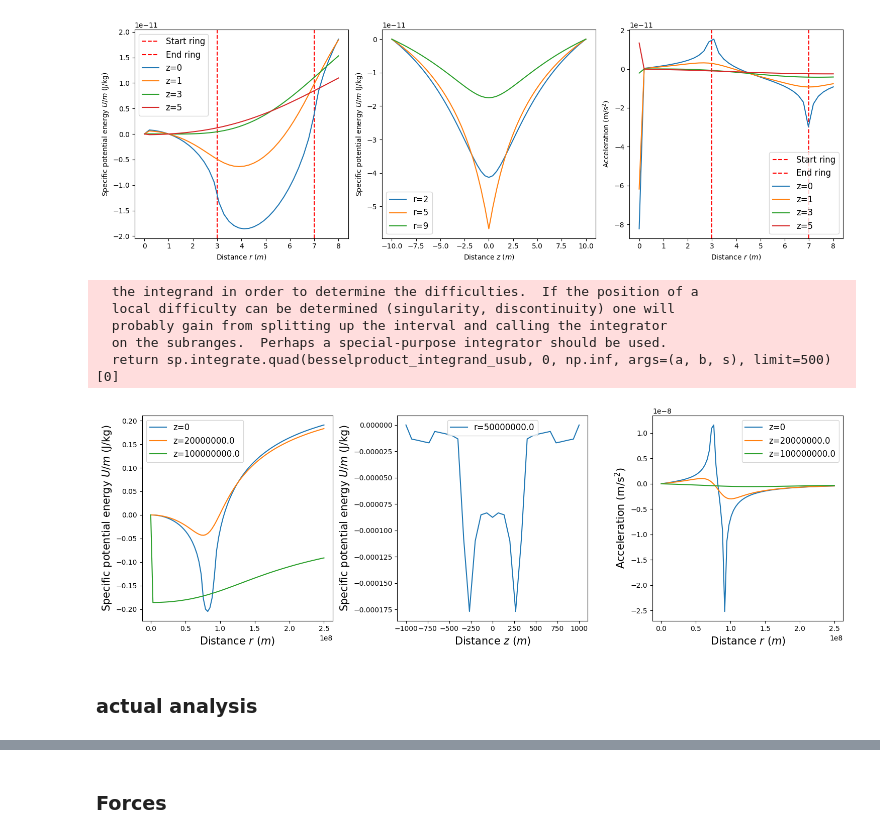
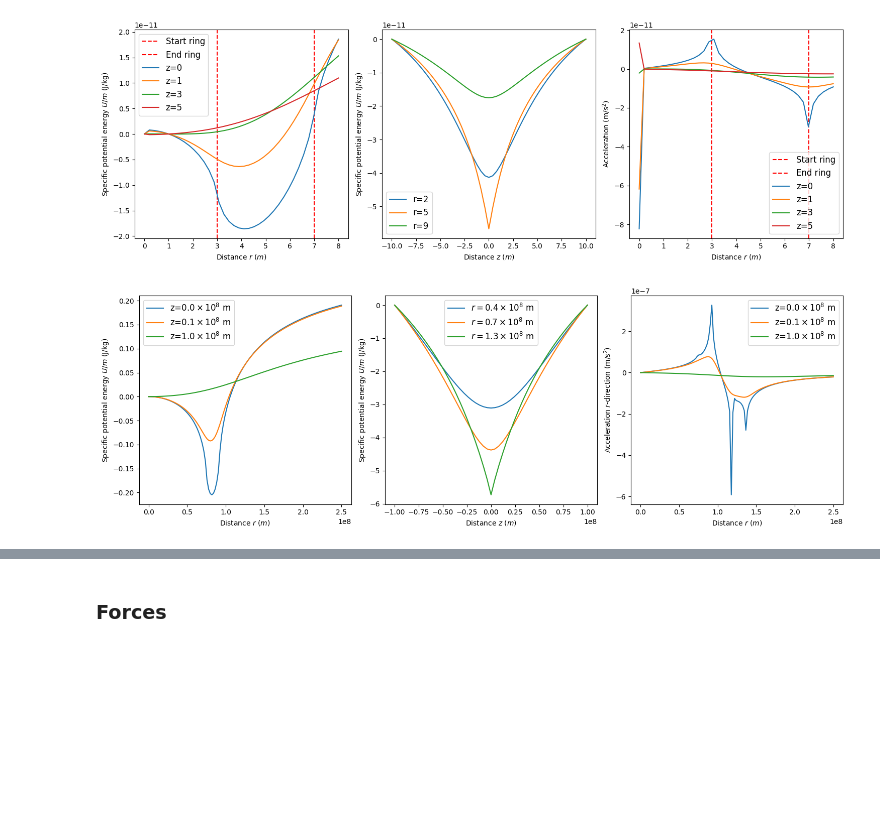
Before and after one commit to FlorisDr/SaturnMoonLibrary, a Jupyter notebook: ringpotential.ipynb, the cells around one changed output, grey strips where cells are left out. Cells and saved outputs as stored; diff of their text form; code cells hidden in the pictures; blank space fills up the shorter version.

```diff
--- a/ringpotential.ipynb
+++ b/ringpotential.ipynb
@@ -49,0 +48,19 @@ json.dumps({ring.name:{'r0': ring.r0, 'r1': ring.r1, 'mass': ring.mass,} for rin
+# %%
+# Figure of density
+
+N = 100
+total_ring = np.zeros(N)
+R = np.linspace(60e6, 140e6, N)
+for ring in rings:
+    total_ring += ring.sigma0 * (np.heaviside(R - ring.r0, 1) - np.heaviside(R - ring.r1, 1))
+
+plt.figure(figsize=(8.16,3.9))
+plt.plot(R, total_ring)
+plt.xlabel("$R$ (m)")
+plt.ylabel("$\Sigma_0$ (kg/m$^2$)")
+# plt.title("Approximation of $\\rho=\\Sigma_0(r)\\delta(z)$")
+
+plt.tight_layout()
+plt.savefig('./images/approximation_density_rings.pdf')
+
+plt.show()
@@ -284,21 +312,23 @@ fig.savefig('./images/plot_potential.pdf')
 [figure]
 # %%
 # test_ring = Ring('Test ring', 3, 7, mass=5)
-test_r = np.linspace(10_000, 2.5e8, 80)
-z_items = [0, 20e6, 100e6]
+test_r = np.linspace(50_000, 2.5e8, 120)
+z_items = [0, 10e6, 100e6]
+z_labels = ['$0.0 \\times 10^8$', '$0.1\\times 10^8$', '$1.0 \\times 10^8$']
 test_pot = [np.array([pot(r, z_v, rings[0]) for r in test_r]) for z_v in z_items]
 # test_pot = [np.array([sum([pot(r, z_v, ring) for ring in rings]) for r in test_r]) for z_v in z_items]
 test_specific_energy = [test_pot[k][0] - test_pot[k] for k in range(len(z_items))]
 
 # test_z = np.linspace(-5, 5, 101)
 
-def __derivative_at_ring(r0, z0, ring, dr=0.01):
-    return (pot(r0+dr, z0, ring, quadrature=False) - pot(r0, z0, ring, quadrature=False))/dr
+# def __derivative_at_ring(r0, z0, ring, dr=0.01):
+#     return (pot(r0+dr, z0, ring, quadrature=False) - pot(r0, z0, ring, quadrature=False))/dr
 
-def __derivative_at_ring_dz(r0, z0, ring, dz=0.1):
-    return (pot(r0, z0+dz, ring, quadrature=False) - pot(r0, z0, ring, quadrature=False))/dz
+# def __derivative_at_ring_dz(r0, z0, ring, dz=100):
+#     return (pot(r0, z0+dz, ring, quadrature=False) - pot(r0, z0, ring, quadrature=False))/dz
 
 fig, (ax1, ax2, ax3) = plt.subplots(1, 3, figsize=(15, 5))
+# plt.xkcd()
 
 SMALL_SIZE = 8
 MEDIUM_SIZE = 10
@@ -308,54 +338,53 @@ plt.rc('font', size=SMALL_SIZE)          # controls default text sizes
 plt.rc('axes', titlesize=15)     # fontsize of the axes title
 plt.rc('axes', labelsize=15)    # fontsize of the x and y labels
 plt.rc('xtick', labelsize=MEDIUM_SIZE)    # fontsize of the tick labels
 plt.rc('ytick', labelsize=MEDIUM_SIZE)    # fontsize of the tick labels
 plt.rc('legend', fontsize=12)    # legend fontsize
 plt.rc('figure', titlesize=BIGGER_SIZE)  # fontsize of the figure title
 
 ax1.set_xlabel('Distance $r$ ($m$)')
 ax1.set_ylabel('Specific potential energy $U/m$ (J/kg)')
 # ax1.axvline(3, ls='--', color='red', label='Start ring')
 # ax1.axvline(7, ls='--', color='red', label='End ring')
 for i in range(len(z_items)):
-    ax1.plot(test_r, test_specific_energy[i], label=f'z={z_items[i]}')
+    ax1.plot(test_r, test_specific_energy[i], label=f'z={z_labels[i]} m')
 ax1.legend()
 
 
-test_z = np.linspace(-1e3, 1e3, 31)
-r_items = [0.5e8]
-test_pot_z = [np.array([sum([pot(r_v, z, ring) for ring in rings]) for z in test_z]) for r_v in r_items]
+
+test_z = np.linspace(-1e8, 1e8, 51)
+r_items = [0.4e8, 0.7e8, 1.3e8]
+r_labels = ['$0.4\\times 10^8$', '$0.7\\times 10^8$', '$1.3 \\times 10^8$']
+test_pot_z = [np.array([pot_rings(r_v, z) for z in test_z]) for r_v in r_items]
 test_specific_energy_z = [test_pot_z[k][0] - test_pot_z[k] for k in range(len(r_items))]
 ax2.set_xlabel('Distance $z$ ($m$)')
 ax2.set_ylabel('Specific potential energy $U/m$ (J/kg)')
 for i in range(len(r_items)):
-    ax2.plot(test_z, test_specific_energy_z[i], label=f'r={r_items[i]}')
+    ax2.plot(test_z, test_specific_energy_z[i], label=f'$r=${r_labels[i]} m')
 ax2.legend()
 
 
-# ax3.axvline(3, ls='--', color='red', label='Start ring')
-# ax3.axvline(7, ls='--', color='red', label='End ring')
+
 for i in range(len(z_items)):
-    accel_r = np.array([__derivative_at_ring(r0, z_items[i], rings[0]) for r0 in test_r])
-    accel_z = np.array([__derivative_at_ring_dz(r0, z_items[i], rings[0]) for r0 in test_r])
-    accel = np.sqrt(accel_r**2 + accel_z**2)
-    ax3.plot(test_r, accel_r, label=f'z={z_items[i]}')
+    accel_r = np.array([derivative_at(r0, z_items[i]) for r0 in test_r])
+    ax3.plot(test_r, accel_r, label=f'z={z_labels[i]} m')
 
-# ax2.plot(test_r, accel)
-# ax2.plot(test_r, [__derivative_at_ring(r0, 0, test_ring) for r0 in test_r])
 ax3.set_xlabel('Distance $r$ ($m$)')
-ax3.set_ylabel('Acceleration (m/s$^2$)')
-
+ax3.set_ylabel('Acceleration $r$-direction (m/s$^2$)')
 ax3.legend()
 
+
+# for i in range(len(r_items)):
+#     accel_z = np.array([derivative_at_dz(r_items[i], z0, dz=80e6) for z0 in test_z])
+#     ax4.plot(test_z, accel_z, label=f'r={r_labels[i]} m')
+
+# ax4.set_xlabel('Distance $z$ ($m$)')
+# ax4.set_ylabel('Acceleration $z$-direction (m/s$^2$)')
+# ax4.legend()
+
+
 fig.tight_layout()
-# fig.savefig('./images/plot_potential.pdf')
+# fig.savefig('./images/plot_potential_rings.pdf')
 plt.show()
 # %% [output]
-  the integrand in order to determine the difficulties.  If the position of a
-  local difficulty can be determined (singularity, discontinuity) one will
-  probably gain from splitting up the interval and calling the integrator
-  on the subranges.  Perhaps a special-purpose integrator should be used.
-  return sp.integrate.quad(besselproduct_integrand_usub, 0, np.inf, args=(a, b, s), limit=500)[0]
-[figure, old version]
+[figure, new version]
-# %% [markdown]
-### actual analysis
```
Also changed, not shown: parts of 45 cells of this notebook.
